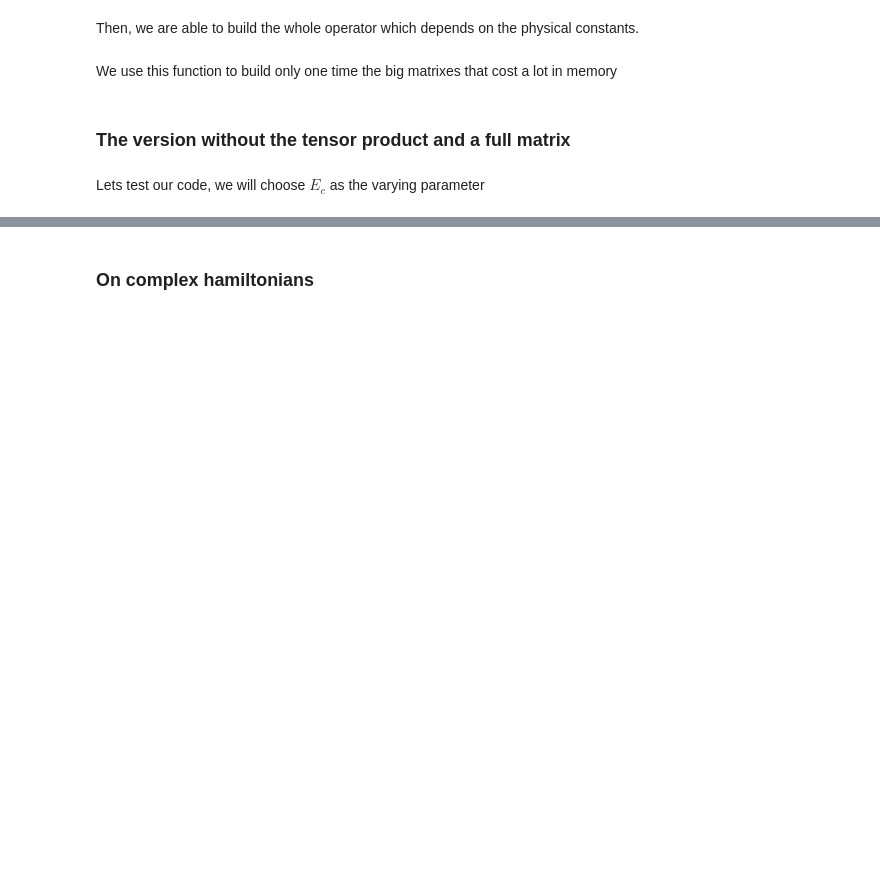
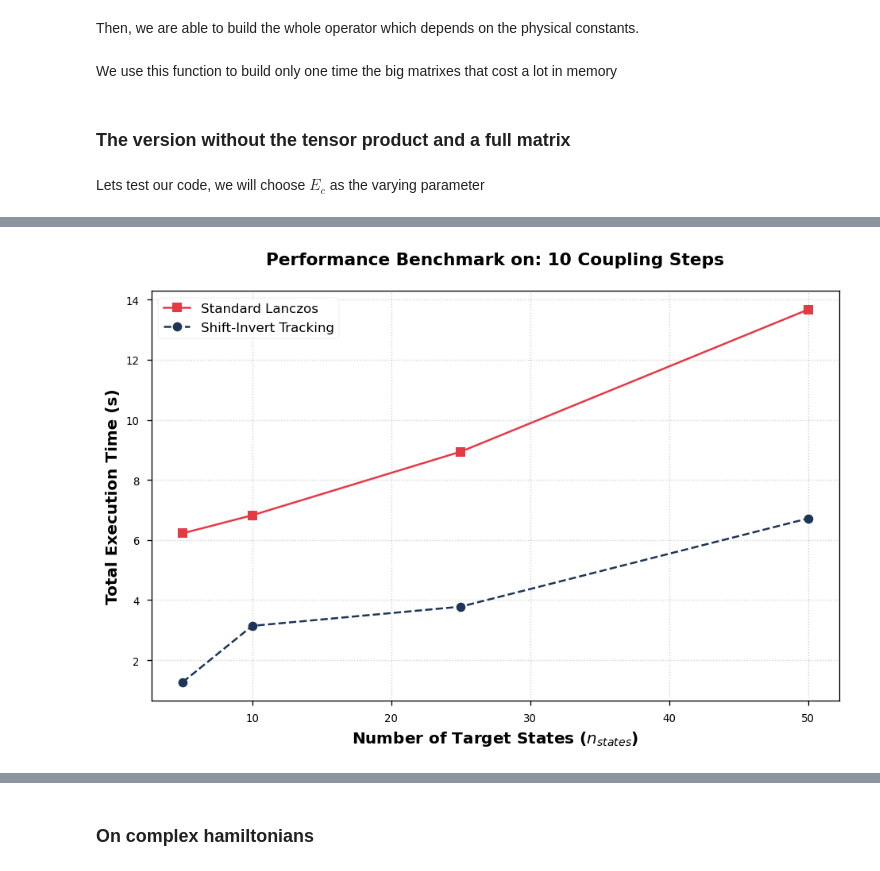
Before and after one commit to Grucciman/TR-Control, a Jupyter notebook: Internship/shift_invert.ipynb, the cells around one changed output, grey strips where cells are left out. Saved outputs shown, nothing was run; the diff lists cells and outputs as text; code cells hidden in the pictures; blank space fills up the shorter version.

```diff
--- a/Internship/shift_invert.ipynb
+++ b/Internship/shift_invert.ipynb
@@ -579,0 +970,85 @@ print(residu_shift)
+# %%
+EJ_val = 30.0
+EC_T_val = 1.2
+EC_R_val = 0.01
+EL_R_val = 0.5
+n_transmon_keep = 50
+tol_val = 1e-8
+shift_val = 1e-6
+
+ops_data = build_naked_operators_rotated(EJ_val, EC_T_val, n_transmon_keep, n_cut=1000, osc_cut=50)
+
+H_var_coupling_mat = lambda E_coupling: get_transmon_readout_matrix_explicit(  # noqa: E731
+    ops_data, EC_R_val, EL_R_val, E_coupling=E_coupling
+)
+
+# Liste des points de couplage (10 points comme demandé)
+coupling_list = np.linspace(0.0, 0.03, 10, dtype=np.float64)
+
+# Liste des n_branches à tester
+n_states_list = [5, 10, 25, 50, 75, 100, 200]
+n_states_list = [5, 10, 25, 50]
+
+times_lanczos = []
+times_si = []
+
+print(f"Démarrage du benchmark sur {len(coupling_list)} points de couplage...")
+
+# Utilisation de tqdm pour suivre l'avancement du benchmark
+for n_st in tqdm(n_states_list, desc="Progression du benchmark"):
+
+    # 1. Benchmark LANCZOS (Séquence complète de 10 points)
+    start_l = time.perf_counter()
+    _, _ = get_values_Lanczos(
+        H_var_coupling_mat,
+        n_st,
+        param_list=coupling_list,
+        tol=tol_val
+    )
+    times_lanczos.append(time.perf_counter() - start_l)
+
+    # 2. Benchmark SHIFT-INVERT (Séquence complète de 10 points)
+    start_si = time.perf_counter()
+    _, _ = get_values_shift_invert_real(
+        H_var_coupling_mat,
+        n_st,
+        param_list=coupling_list,
+        tol=tol_val,
+        shift=shift_val
+    )
+    times_si.append(time.perf_counter() - start_si)
+
+# --- TRACÉ STYLE ARTICLE DE RECHERCHE ---
+plt.style.use('seaborn-v0_8-paper') # Style académique propre
+fig, ax = plt.subplots(figsize=(8, 5.5), dpi=120)
+
+# Courbe Lanczos
+ax.plot(n_states_list, times_lanczos,
+        label='Standard Lanczos',
+        color='#E63946',
+        marker='s', markersize=7, linewidth=1.5, linestyle='-')
+
+# Courbe Shift-Invert
+ax.plot(n_states_list, times_si,
+        label='Shift-Invert Tracking',
+        color='#1D3557',
+        marker='o', markersize=7, linewidth=1.5, linestyle='--')
+
+# Configuration scientifique des axes
+ax.set_xlabel(r'Number of Target States ($n_{states}$)', fontsize=12, fontweight='bold')
+ax.set_ylabel('Total Execution Time (s)', fontsize=12, fontweight='bold')
+ax.set_title(f'Performance Benchmark on: {len(coupling_list)} Coupling Steps',
+             fontsize=13, pad=20, fontweight='bold')
+
+# Ajout d'une grille légère
+ax.grid(True, which='both', linestyle=':', alpha=0.6)
+
+# Légende élégante
+ax.legend(loc='upper left', frameon=True, shadow=False, fontsize=10)
+
+# Optimisation des marges
+plt.tight_layout()
+
+# Affichage
+plt.show()
+# %% [output]
@@ -579,0 +1056 @@ print(residu_shift)
+[figure, added]
```
Also changed, not shown: parts of 18 cells of this notebook.
